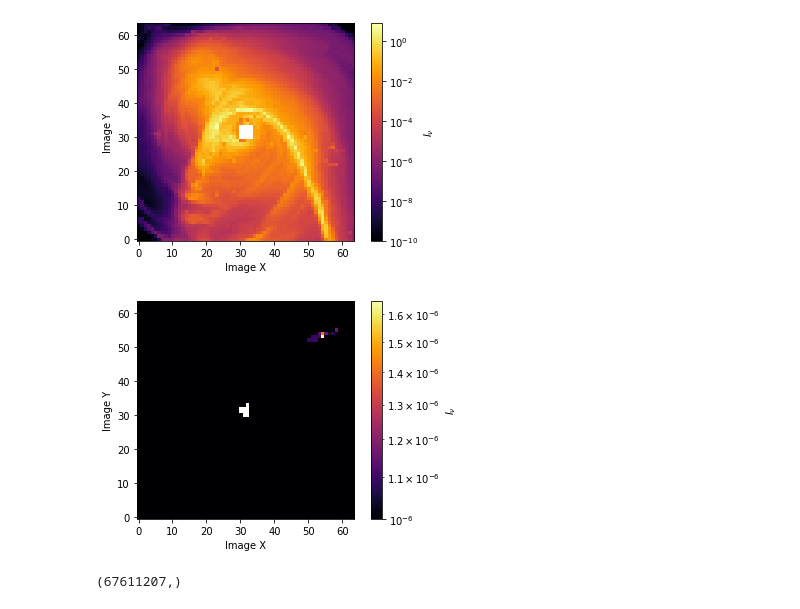
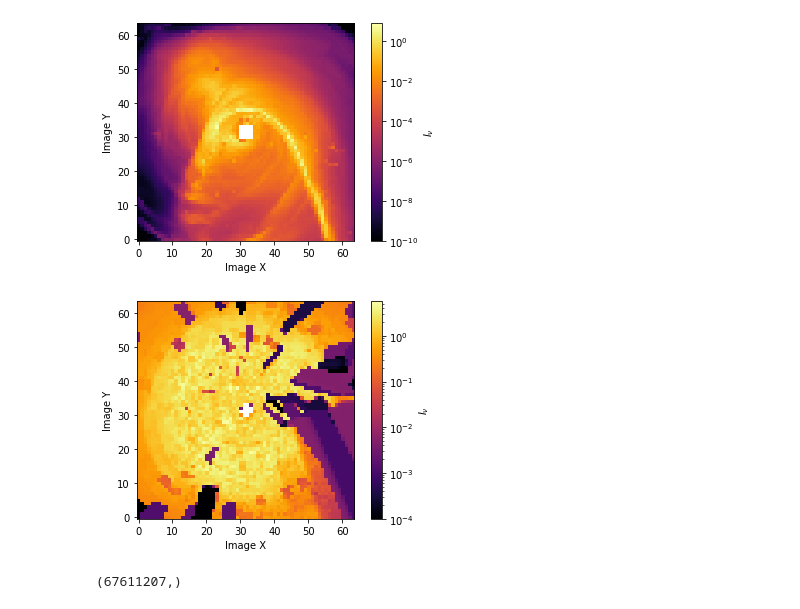
Before and after one commit to thomas-03/blacklight, a Jupyter notebook: scripts/opacityFileDebug.ipynb, the cells around one changed output. Drawn from its saved outputs; the diff is of its cells as text; code cells hidden in the pictures.

```diff
--- a/scripts/opacityFileDebug.ipynb
+++ b/scripts/opacityFileDebug.ipynb
@@ -30,8 +30,8 @@ T0=v0**2*mu*mp #temperature unit
 rho0=2*G*Mbh/c**2
 e= 4.80320425e-10
 # %%
-opacTable = np.load('../output/r1200_pinhole_tde1335_inc15_opacitytable.npz')
-noTable = np.load('../output/r1200_pinhole_tde1335_inc15.npz')
+opacTable = np.load('../output/xiaoshan_r1200_pinhole_tde1_inc45_opacityTable.npz')
+noTable = np.load('../output/xiaoshan_r1200_pinhole_tde1_inc5.npz')
 # %%
 print(list(opacTable.keys()))
 # %% [output]
@@ -155,14 +155,14 @@ plt.show()
 [figure]
 # %%
 frequencies = np.array(opacTable['frequency'][17])
-plt.imshow(opacTable['I_nu'][9],cmap='inferno',origin='lower',norm=colors.LogNorm(vmin=1e-6))
+plt.imshow(opacTable['I_nu'][9],cmap='inferno',origin='lower',norm=colors.LogNorm(vmin=1e-4))
 plt.colorbar(label="$I_\\nu$")
 plt.xlabel('Image X')
 plt.ylabel('Image Y')
-plt.savefig('../plots/tde_tau_opacityTable.png', bbox_inches='tight', dpi=300)
+#plt.savefig('../plots/tde_tau_opacityTable.png', bbox_inches='tight', dpi=300)
 plt.show()
 # %% [output]
-[figure, old version]
+[figure, new version]
 # %%
 geodesicFile = '../output/tde_inc15_r1200_geodesics.dat'
 with open(geodesicFile, 'rb') as f:
```
Also changed, not shown: parts of 3 cells of this notebook, 11 other files.
